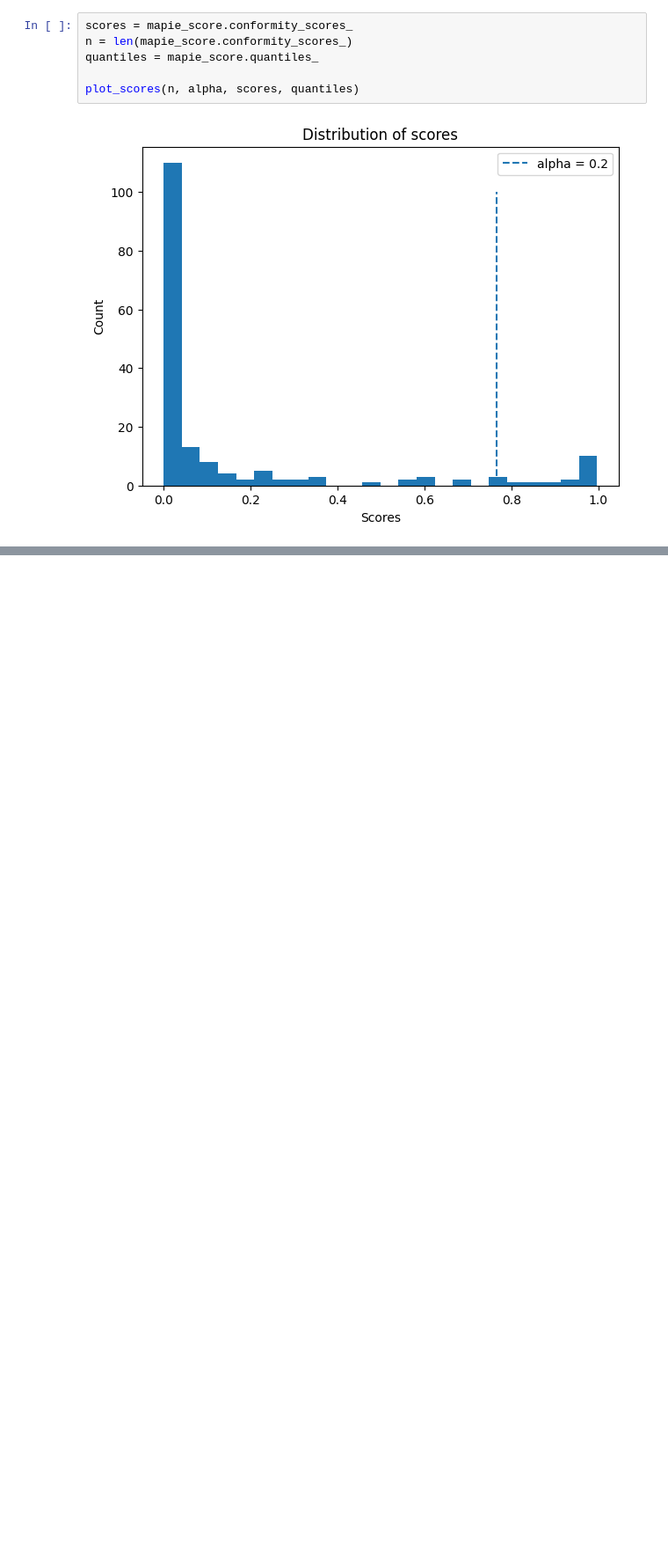
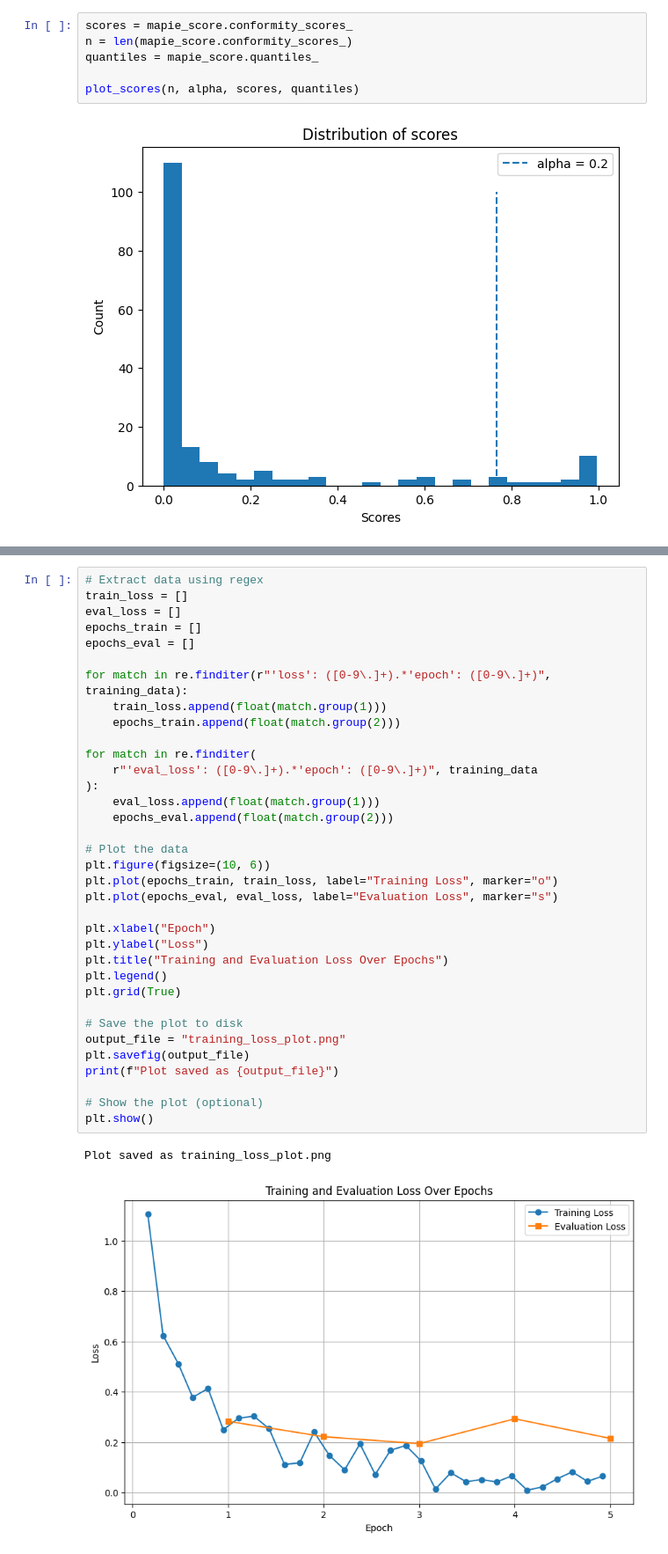
Before and after one commit to voliveira-airzonecontrol/myzone, a Jupyter notebook: src/notebooks/training.ipynb, the cells around one changed output, grey strips where cells are left out. Shown at 88% size. Cells and saved outputs as stored; diff of their text form; blank space fills up the shorter version.

```diff
--- a/src/notebooks/training.ipynb
+++ b/src/notebooks/training.ipynb
@@ -314,0 +374,38 @@ plot_scores(n, alpha, scores, quantiles)
+# %%
+# Extract data using regex
+train_loss = []
+eval_loss = []
+epochs_train = []
+epochs_eval = []
+
+for match in re.finditer(r"'loss': ([0-9\.]+).*'epoch': ([0-9\.]+)", training_data):
+    train_loss.append(float(match.group(1)))
+    epochs_train.append(float(match.group(2)))
+
+for match in re.finditer(
+    r"'eval_loss': ([0-9\.]+).*'epoch': ([0-9\.]+)", training_data
+):
+    eval_loss.append(float(match.group(1)))
+    epochs_eval.append(float(match.group(2)))
+
+# Plot the data
+plt.figure(figsize=(10, 6))
+plt.plot(epochs_train, train_loss, label="Training Loss", marker="o")
+plt.plot(epochs_eval, eval_loss, label="Evaluation Loss", marker="s")
+
+plt.xlabel("Epoch")
+plt.ylabel("Loss")
+plt.title("Training and Evaluation Loss Over Epochs")
+plt.legend()
+plt.grid(True)
+
+# Save the plot to disk
+output_file = "training_loss_plot.png"
+plt.savefig(output_file)
+print(f"Plot saved as {output_file}")
+
+# Show the plot (optional)
+plt.show()
+# %% [output]
+Plot saved as training_loss_plot.png
+[figure, added]
```
Also changed, not shown: parts of 12 cells of this notebook, 21 other files.
